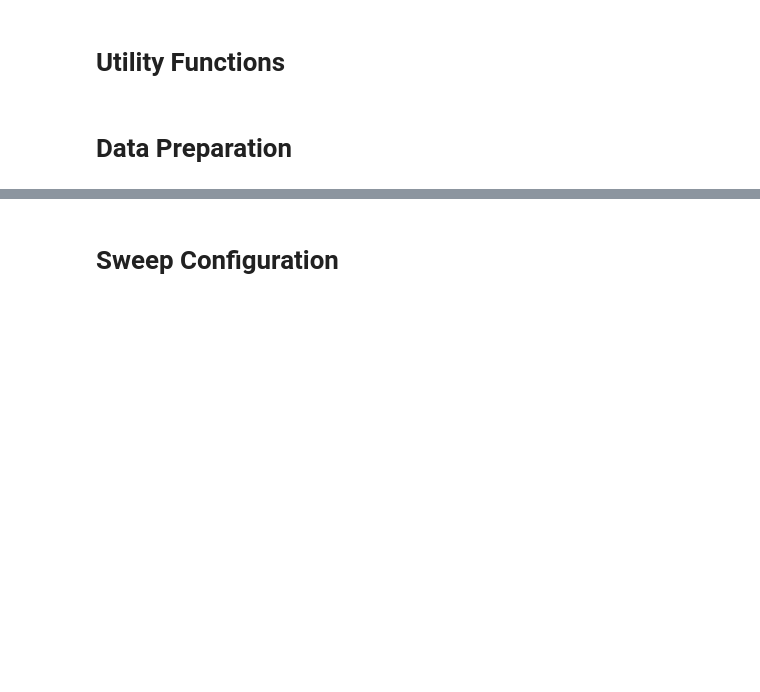
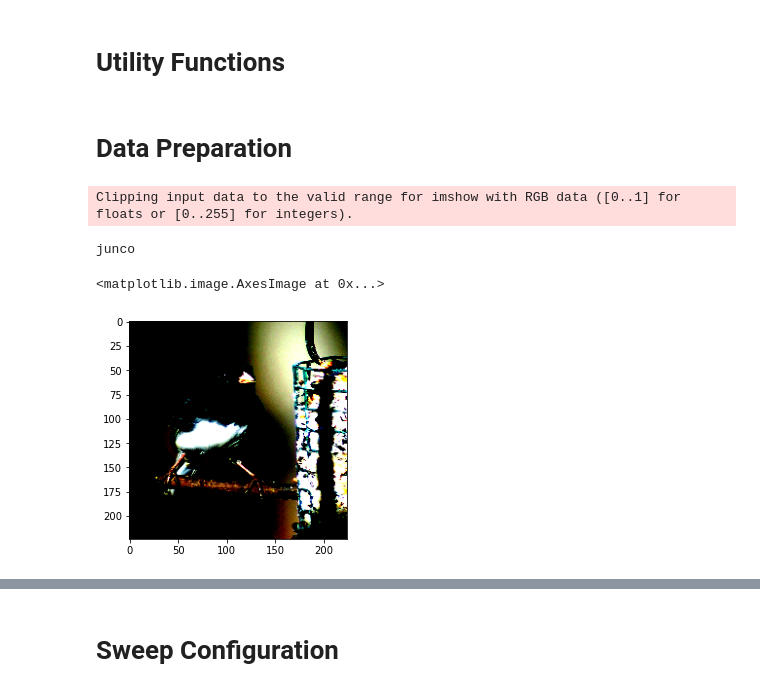
Before and after one commit to NazirNayal8/visual-transformer, a Jupyter notebook: notebooks/hyperparameter_optimization.ipynb, the cells around one changed output, grey strips where cells are left out. Drawn from its saved outputs; the diff is of its cells as text; code cells hidden in the pictures; blank space fills up the shorter version.

Commit message:
update notebooks and training

```diff
--- a/notebooks/hyperparameter_optimization.ipynb
+++ b/notebooks/hyperparameter_optimization.ipynb
@@ -47,26 +51,37 @@ def store_model(model, name):
 # Data Preparation
 # %%
 project_name = 'vt_resnet18'
-
+cores = 8
 random_seed(8)
 input_dim = 224
-num_classes = 20
+batch_size = 128
+num_classes = 50
 class_list = random.sample(range(1000), num_classes)
 # %%
 normalize = transforms.Normalize(mean=[0.485, 0.456, 0.406], std=[0.229, 0.224, 0.225])
-train_transform = torchvision.transforms.Compose([
-    torchvision.transforms.ToTensor(),
-    torchvision.transforms.Resize((input_dim, input_dim))
-    transforms.RandomResizedCrop(224),
+
+train_transform = transforms.Compose([
+    transforms.ToTensor(),
+    transforms.Resize((input_dim, input_dim)),
+    #transforms.RandomResizedCrop(input_dim),
     transforms.RandomHorizontalFlip(),
     normalize
 ])
 
-valid_transform = torchvision.transforms.Compose([
-    torchvision.transforms.ToTensor(),
-    torchvision.transforms.Resize((input_dim, input_dim)),
+valid_transform = transforms.Compose([
+    transforms.ToTensor(),
+    transforms.Resize((input_dim, input_dim)),
     normalize
 ])
 
-train_dataset = ImageNetDataset(train=True, num_classes=num_classes, transform=train_transform, class_list=class_list)
-valid_dataset = ImageNetDataset(train=False, num_classes=num_classes, transform=valid_transform, class_list=class_list)
+train_dataset = ImageNetDataset(train=True, transform=train_transform, class_list=class_list)
+valid_dataset = ImageNetDataset(train=False, transform=valid_transform, class_list=class_list)
+# %%
+idx = 2000
+print(train_dataset.get_class_name(train_dataset[idx][1]))
+plt.imshow(train_dataset[idx][0].permute(1, 2, 0))
+# %% [output]
+Clipping input data to the valid range for imshow with RGB data ([0..1] for floats or [0..255] for integers).
+junco
+<matplotlib.image.AxesImage at 0x...>
+[figure, added]
```
Also changed, not shown: parts of 9 cells of this notebook, 5 other files.
